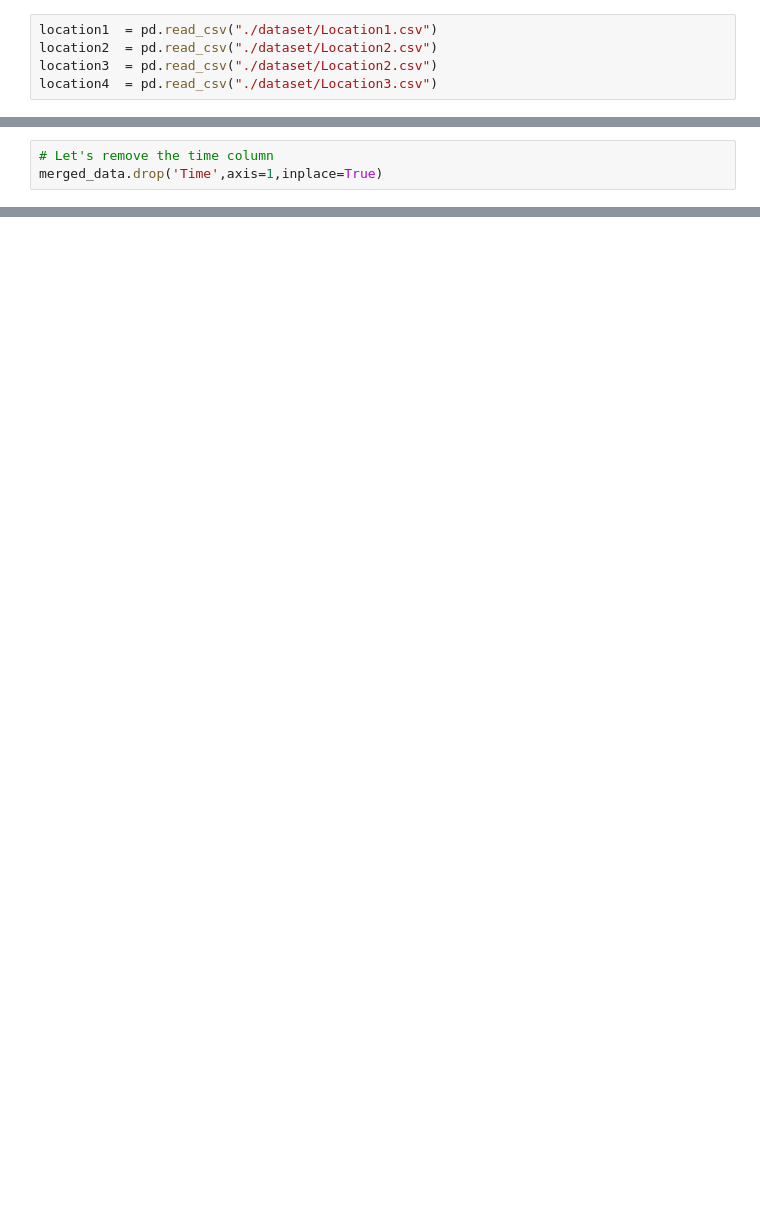
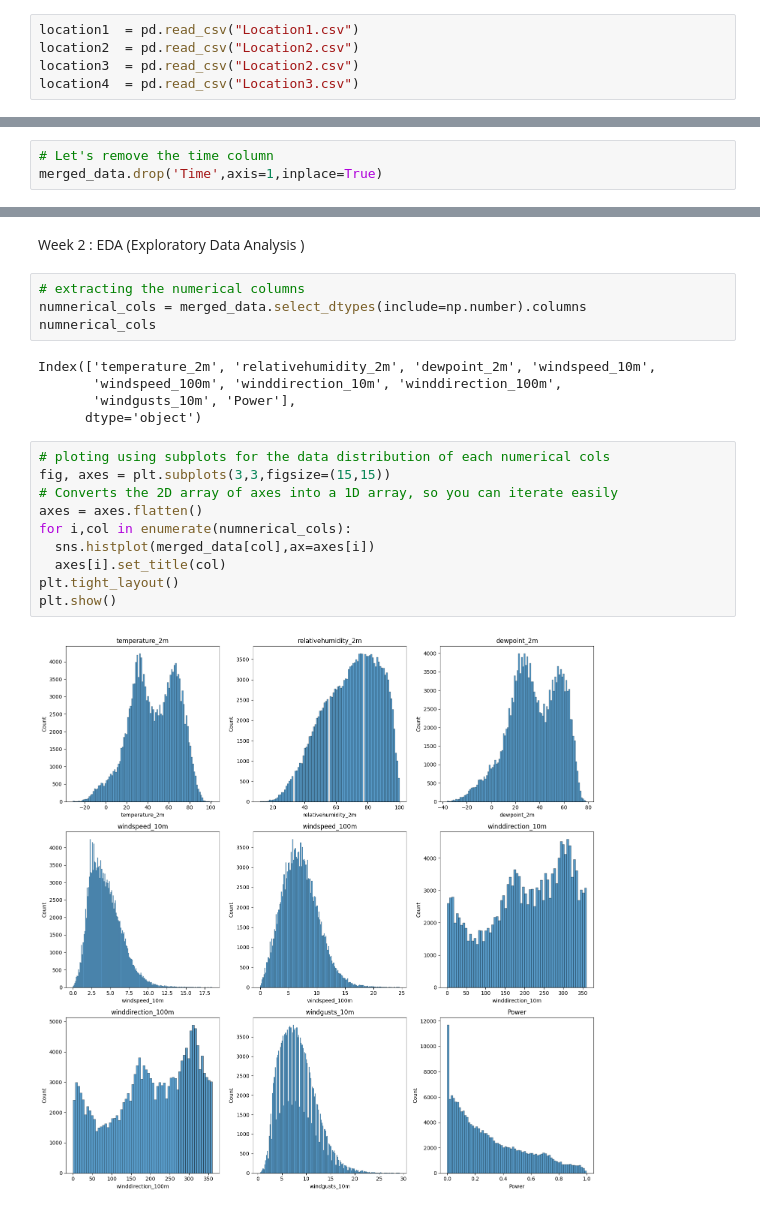
Before and after one commit to realvoidgojo/wind-power-gen-forecasting, a Jupyter notebook: wind_power_gen_forecasting.ipynb, the cells around one changed output, grey strips where cells are left out. Saved outputs shown, nothing was run; the diff lists cells and outputs as text; blank space fills up the shorter version.

Commit message:
week 2 report

```diff
--- a/wind_power_gen_forecasting.ipynb
+++ b/wind_power_gen_forecasting.ipynb
@@ -13,5 +15,5 @@ from sklearn.preprocessing import StandardScaler # scaling
 # %%
-location1  = pd.read_csv("./dataset/Location1.csv")
-location2  = pd.read_csv("./dataset/Location2.csv")
-location3  = pd.read_csv("./dataset/Location2.csv")
-location4  = pd.read_csv("./dataset/Location3.csv")
+location1  = pd.read_csv("Location1.csv")
+location2  = pd.read_csv("Location2.csv")
+location3  = pd.read_csv("Location2.csv")
+location4  = pd.read_csv("Location3.csv")
@@ -58,0 +139,23 @@ merged_data.head()
+# %% [markdown]
+Week 2 : EDA (Exploratory Data Analysis )
+# %%
+# extracting the numerical columns
+numnerical_cols = merged_data.select_dtypes(include=np.number).columns
+numnerical_cols
+# %% [output]
+Index(['temperature_2m', 'relativehumidity_2m', 'dewpoint_2m', 'windspeed_10m',
+       'windspeed_100m', 'winddirection_10m', 'winddirection_100m',
+       'windgusts_10m', 'Power'],
+      dtype='object')
+# %%
+# ploting using subplots for the data distribution of each numerical cols
+fig, axes = plt.subplots(3,3,figsize=(15,15))
+# Converts the 2D array of axes into a 1D array, so you can iterate easily
+axes = axes.flatten()
+for i,col in enumerate(numnerical_cols):
+  sns.histplot(merged_data[col],ax=axes[i])
+  axes[i].set_title(col)
+plt.tight_layout()
+plt.show()
+# %% [output]
+[figure, added]
```
Also changed, not shown: parts of 19 cells of this notebook.
